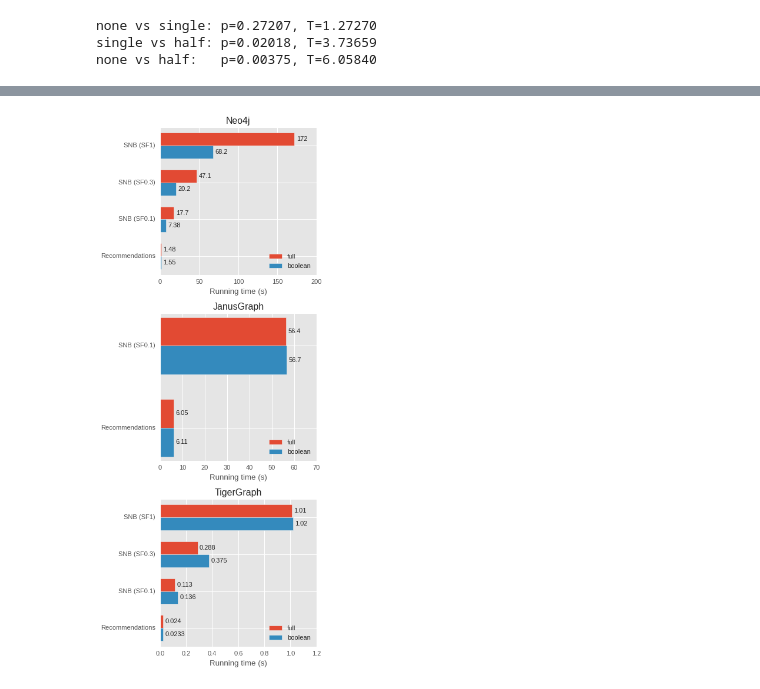
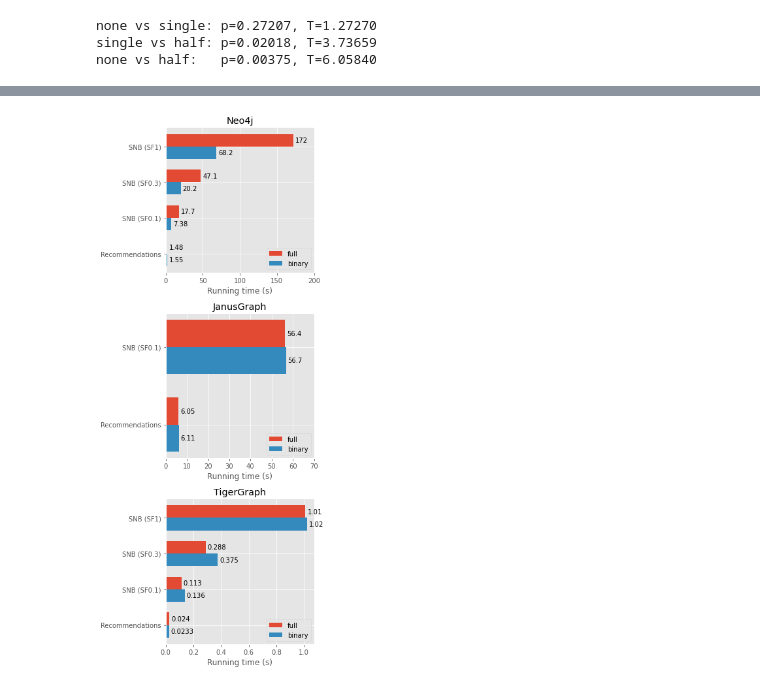
Before and after one commit to nimobeeren/thesis, a Jupyter notebook: analysis/analysis.ipynb, the cells around one changed output, grey strips where cells are left out. Drawn from its saved outputs; the diff is of its cells as text; code cells hidden in the pictures.

```diff
--- a/analysis/analysis.ipynb
+++ b/analysis/analysis.ipynb
@@ -38,11 +38,11 @@ def format(str):
         return "SNB"
     return str.capitalize()
 # %%
-full_vs_boolean = df[(df.database == "neo4j") & (df.scale == 0.1) & (df.errors == "none")]
-full = full_vs_boolean[full_vs_boolean.variant == "full"].time
-boolean = full_vs_boolean[full_vs_boolean.variant == "boolean"].time
+full_vs_binary = df[(df.database == "neo4j") & (df.scale == 0.1) & (df.errors == "none")]
+full = full_vs_binary[full_vs_binary.variant == "full"].time
+binary = full_vs_binary[full_vs_binary.variant == "binary"].time
 
-t_stat, p_value = stats.ttest_ind(full, boolean)
+t_stat, p_value = stats.ttest_ind(full, binary)
 print(f"p={p_value}, T={t_stat}")
 # %% [output]
 p=6.194487656700258e-06, T=31.318427085384315
@@ -138,33 +138,33 @@ def plot_dataset_scale_variant_per_db(ax, db):
         (df.database == db) & (df.errors == "none")
     ]
 
     df_agg = df_filtered.groupby(["dataset", "scale", "variant"]).mean().reset_index()
     full = df_agg[df_agg.variant == "full"]
-    boolean = df_agg[df_agg.variant == "boolean"]
+    binary = df_agg[df_agg.variant == "binary"]
 
     labels = full.apply(generate_label, axis=1)
     y = np.arange(len(labels))
     width = 0.35
 
     rects1 = ax.barh(y + width/2, full.time / 1000, width, label="full")
-    rects2 = ax.barh(y - width/2, boolean.time / 1000, width, label="boolean")
+    rects2 = ax.barh(y - width/2, binary.time / 1000, width, label="binary")
     ax.set_yticks(y)
     ax.set_yticklabels(labels)
     ax.set_xlabel("Running time (s)")
     ax.set_title(format(db))
     ax.legend(loc="lower right")
 
     ax.bar_label(rects1, padding=3, fmt="%.3g")
     ax.bar_label(rects2, padding=3, fmt="%.3g")
 
 
 fig, axs = plt.subplots(3, 1, figsize=(5, 12))
 plot_dataset_scale_variant_per_db(axs[0], "neo4j")
 axs[0].set_xlim([0, 200])
 plot_dataset_scale_variant_per_db(axs[1], "janusgraph")
 axs[1].set_xlim([0, 70])
 plot_dataset_scale_variant_per_db(axs[2], "tigergraph")
 fig.tight_layout()
 plt.show()
 # %% [output]
-[figure, old version]
+[figure, new version]
```
Also changed, not shown: parts of 4 cells of this notebook, 2 other files.
